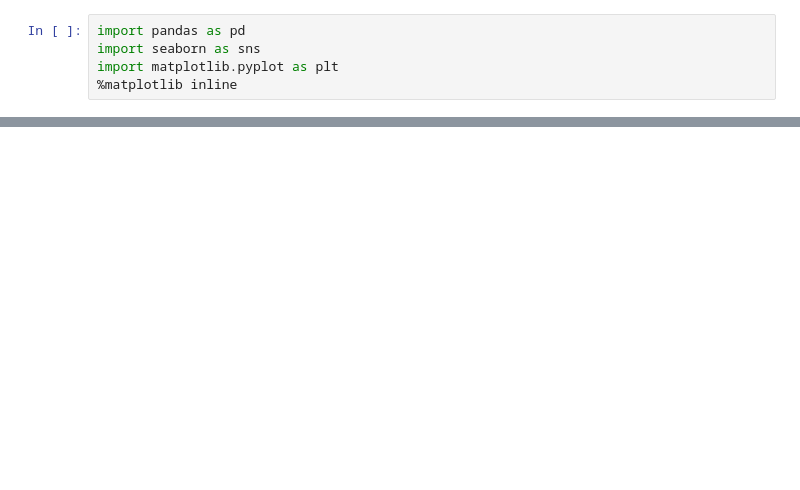
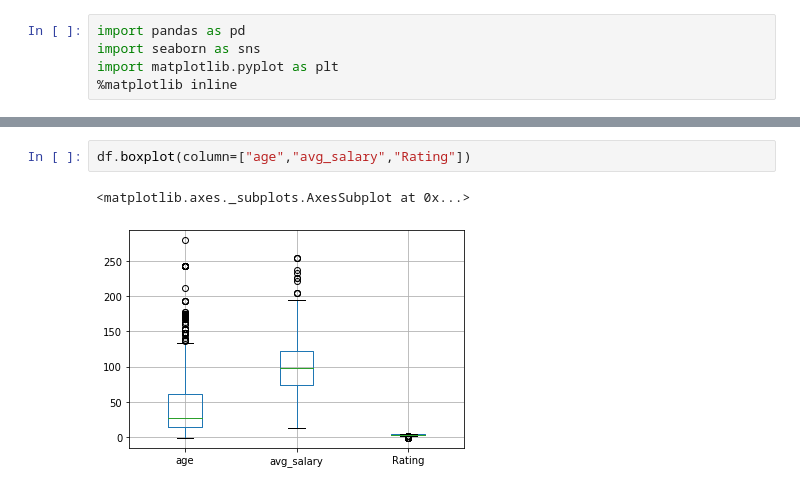
Before and after one commit to Aneerudh2k2/datascience_salary_proj, a Jupyter notebook: exploratory_data_analysis/eda.ipynb, the cells around one changed output, grey strips where cells are left out. Saved outputs shown, nothing was run; the diff lists cells and outputs as text; blank space fills up the shorter version.

```diff
--- a/exploratory_data_analysis/eda.ipynb
+++ b/exploratory_data_analysis/eda.ipynb
@@ -21,0 +236,5 @@ df.head(10)
+# %%
+df.boxplot(column=["age","avg_salary","Rating"])
+# %% [output]
+<matplotlib.axes._subplots.AxesSubplot at 0x...>
+[figure, added]
```
Also changed, not shown: parts of 24 cells of this notebook, 2 other files.
